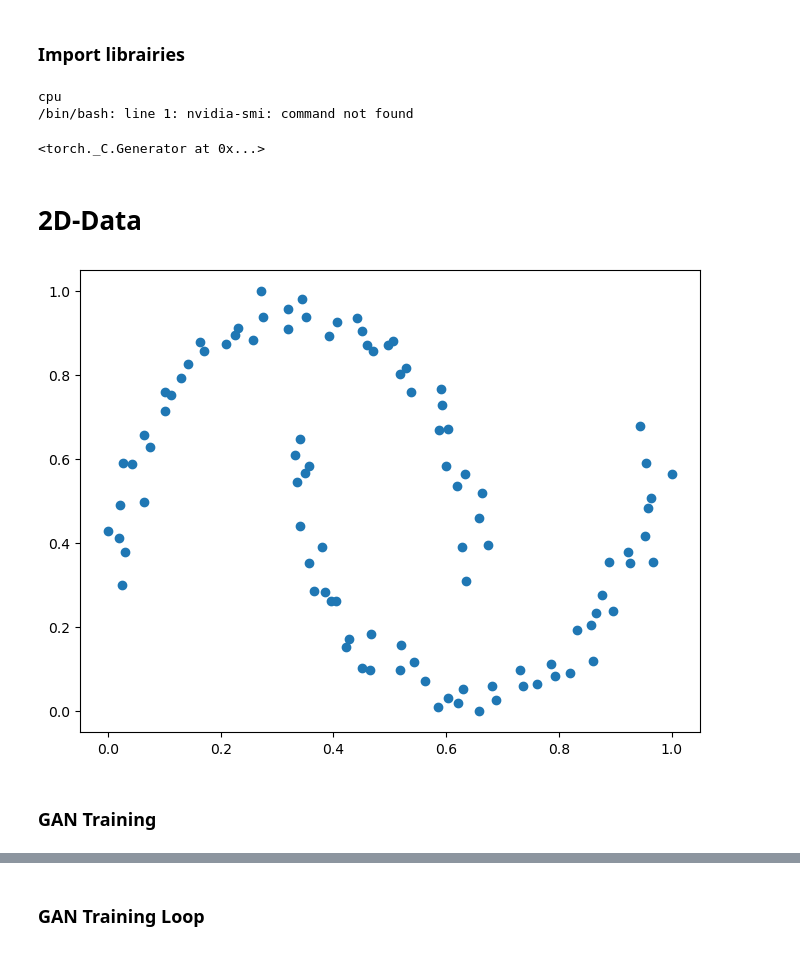
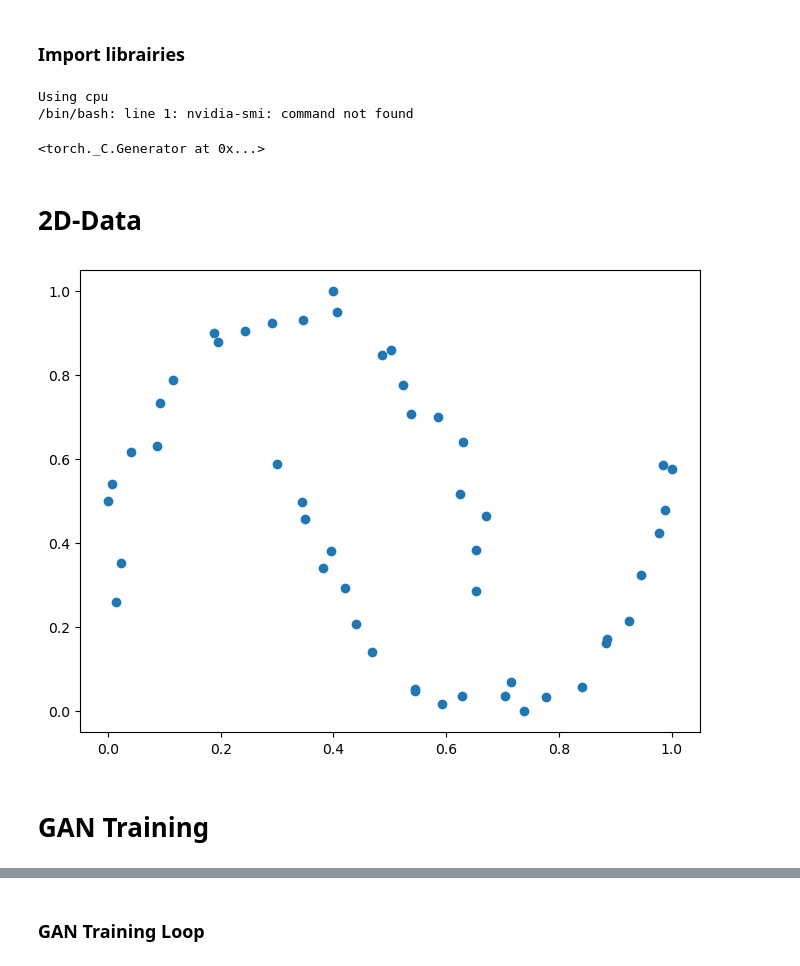
Before and after one commit to BenjaminDeporte/TP_GenAI_MVA_2025_02_25, a Jupyter notebook: notebooks/Deporte_dm2425.ipynb, the cells around one changed output, grey strips where cells are left out. Saved outputs shown, nothing was run; the diff lists cells and outputs as text; code cells hidden in the pictures.

```diff
--- a/notebooks/Deporte_dm2425.ipynb
+++ b/notebooks/Deporte_dm2425.ipynb
@@ -28,7 +28,7 @@ else:
 # If you don't want to bother with the device, stay on cpu:
 # device = torch.device('cpu')
 
-print(device)
+print(f"Using {device}")
 
 !nvidia-smi
 
@@ -37,7 +37,7 @@ random_seed = 42
 rng = np.random.default_rng(seed=random_seed)
 torch.manual_seed(random_seed)
 # %% [output]
-cpu
+Using cpu
 /bin/bash: line 1: nvidia-smi: command not found
 <torch._C.Generator at 0x...>
 # %% [markdown]
@@ -45,31 +45,31 @@ cpu
 # %%
 # we will use the two moons dataset here
 
 from sklearn.datasets import make_moons
 
 # parameters
-N_SAMPLES = 100
+N_SAMPLES = 50
 NOISE = 0.05
 
 # generate data
 X, _ = make_moons(n_samples=N_SAMPLES, noise=NOISE, random_state=random_seed)
 
 # force into [0,1]^2
 X[:,0] = (X[:,0] - np.min(X[:,0])) / (np.max(X[:,0]) - np.min(X[:,0]))
 X[:,1] = (X[:,1] - np.min(X[:,1])) / (np.max(X[:,1]) - np.min(X[:,1]))
 
 # format into tensor
 X_data = torch.tensor(X)
 
 # plot dataset
 fig, ax = plt.subplots(figsize=(8, 6))
 ax.scatter(X_data.detach().cpu().numpy()[:,0], X_data.detach().cpu().numpy()[:,1])
 
 plt.show()
 # %% [output]
-[figure, old version]
+[figure, new version]
 # %% [markdown]
-### GAN Training
+# GAN Training
 # %%
 # Generator - we reuse the code from TP
 
```
Also changed, not shown: parts of 14 cells of this notebook, 3 other files.
